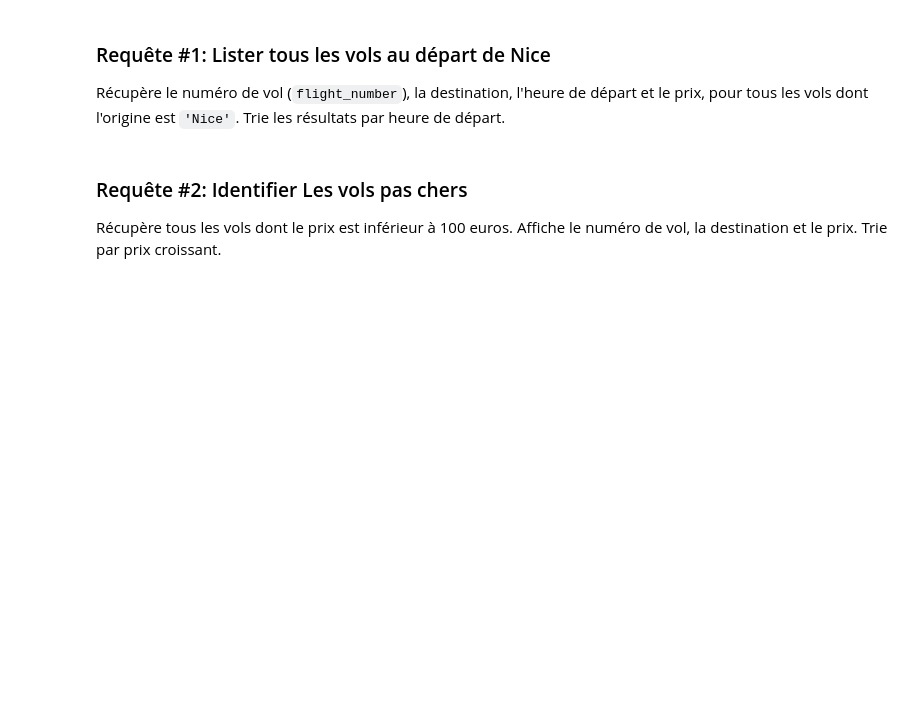
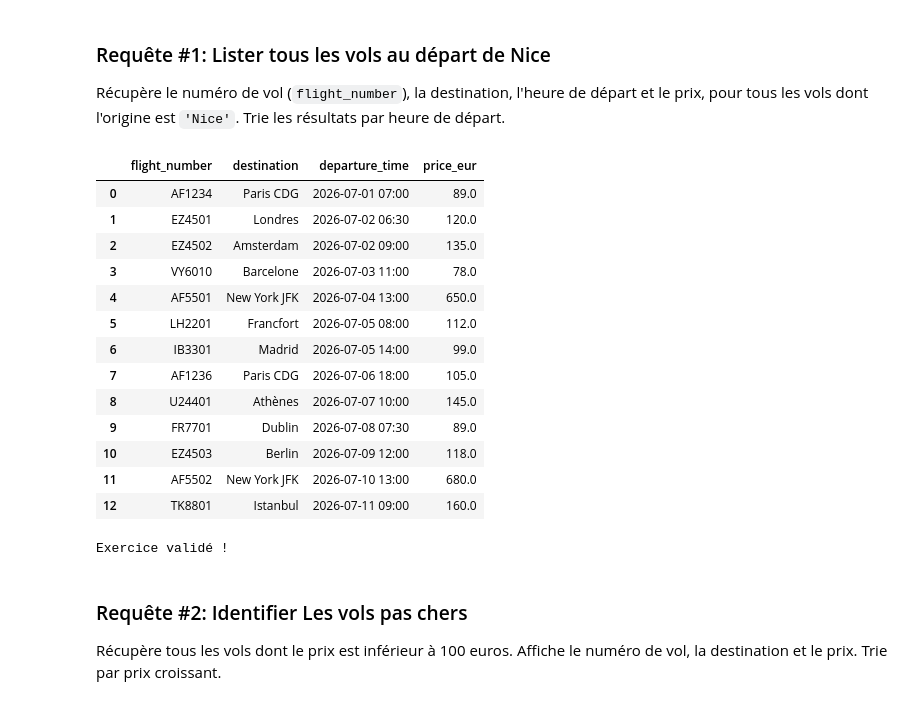
Before and after one commit to Martinien21/Cahier-Vacances-2026, a Jupyter notebook: Projet_01/projet_01.ipynb, the cells around one changed output. Drawn from its saved outputs; the diff is of its cells as text; code cells hidden in the pictures; blank space fills up the shorter version.

```diff
--- a/Projet_01/projet_01.ipynb
+++ b/Projet_01/projet_01.ipynb
@@ -321,17 +367,31 @@ Maintenant que nous avons créé les différentes tables de notre bases de donn
 Récupère le numéro de vol (`flight_number`), la destination, l'heure de départ et le prix, pour tous les vols dont l'origine est `'Nice'`. Trie les résultats par heure de départ.
 # %%
 result = query("""
--- ### START CODE HERE ###
-
--- ### END CODE HERE ###
-""")
-
+SELECT flight_number, destination,departure_time,price_eur
+ FROM flights WHERE origin = 'Nice'
+ ORDER BY  departure_time""")
 display(result)
 
 assert len(result) == 13, f"Tu devrais avoir 13 vols au départ de Nice, tu en as {len(result)}"
 assert list(result.columns) == ['flight_number', 'destination', 'departure_time', 'price_eur'], \
     "Vérifie les colonnes sélectionnées"
 print("Exercice validé !")
+# %% [output]
+|  | flight_number | destination | departure_time | price_eur |
+| 0 | AF1234 | Paris CDG | 2026-07-01 07:00 | 89.0 |
+| 1 | EZ4501 | Londres | 2026-07-02 06:30 | 120.0 |
+| 2 | EZ4502 | Amsterdam | 2026-07-02 09:00 | 135.0 |
+| 3 | VY6010 | Barcelone | 2026-07-03 11:00 | 78.0 |
+| 4 | AF5501 | New York JFK | 2026-07-04 13:00 | 650.0 |
+| 5 | LH2201 | Francfort | 2026-07-05 08:00 | 112.0 |
+| 6 | IB3301 | Madrid | 2026-07-05 14:00 | 99.0 |
+| 7 | AF1236 | Paris CDG | 2026-07-06 18:00 | 105.0 |
+| 8 | U24401 | Athènes | 2026-07-07 10:00 | 145.0 |
+| 9 | FR7701 | Dublin | 2026-07-08 07:30 | 89.0 |
+| 10 | EZ4503 | Berlin | 2026-07-09 12:00 | 118.0 |
+| 11 | AF5502 | New York JFK | 2026-07-10 13:00 | 680.0 |
+| 12 | TK8801 | Istanbul | 2026-07-11 09:00 | 160.0 |
+Exercice validé !
 # %% [markdown]
 ### Requête #2: Identifier Les vols pas chers
 
```
Also changed, not shown: parts of 17 cells of this notebook.
